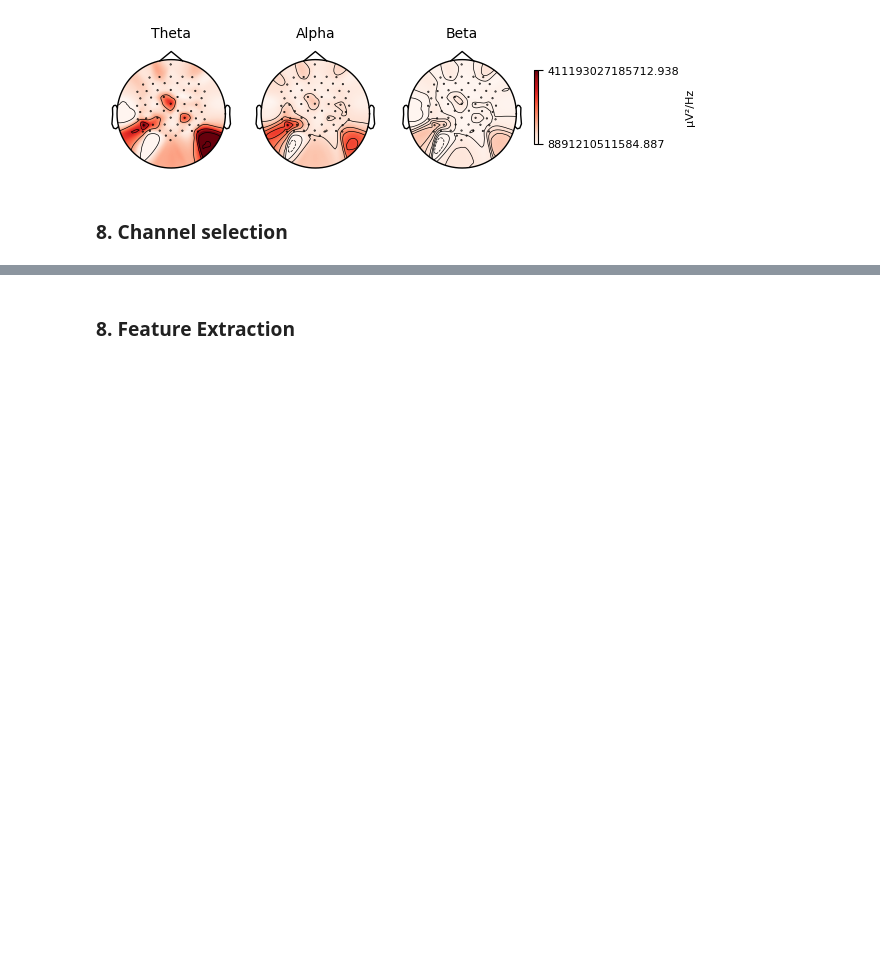
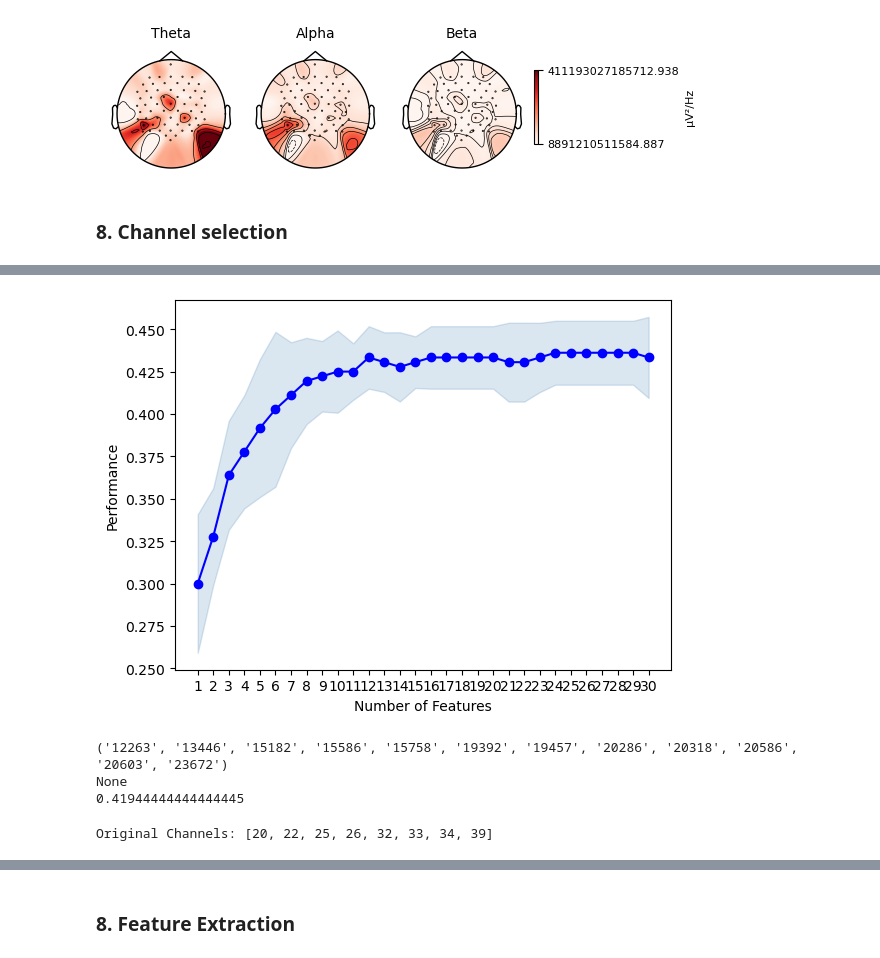
Before and after one commit to devbravo/EEG-BMI, a Jupyter notebook: EEG_Analysis_v2.ipynb, the cells around one changed output, grey strips where cells are left out. Drawn from its saved outputs; the diff is of its cells as text; code cells hidden in the pictures; blank space fills up the shorter version.

Commit message:
SFFS channel selection algorithm

```diff
--- a/EEG_Analysis_v2.ipynb
+++ b/EEG_Analysis_v2.ipynb
@@ -1751,0 +1754,18 @@ print(all_epochs.shape)
+# %%
+def downsample_epochs(data, original_rate, target_rate):
+    info = mne.create_info(ch_names=['ch{}'.format(i) for i in range(data.shape[1])],
+                           sfreq=original_rate,
+                           ch_types='eeg')
+
+    epochs = mne.EpochsArray(data, info)
+    epochs_resampled = epochs.resample(sfreq=target_rate, method='polyphase', npad='auto')
+    downsampled_data = epochs_resampled.get_data(copy=True)
+
+    return downsampled_data
+
+example_raw = next(iter(eeg_clean_P01.values()))[0]
+original_rate = example_raw.info['sfreq']
+target_rate = 100
+
+all_epochs_ds = downsample_epochs(all_epochs, original_rate, target_rate)
+print(all_epochs_ds.shape)
@@ -1811,0 +1811,22 @@ print(selected_channels, selected_channels.shape)
+# %%
+from channel_selection import SequentialFeatureSelector as SFS
+from sklearn.linear_model import LogisticRegression
+from sklearn.svm import SVC
+
+# lr = LogisticRegression(max_iter=1000)
+classifier = SVC()
+n_epochs, n_channels, n_samples = all_epochs_ds.shape
+
+X = all_epochs_ds.copy()
+y = all_labels
+X_flattened = X.reshape(n_epochs, -1)
+
+sfs = SFS(classifier,
+          k_features=30, # number of features to select
+          forward=True,
+          floating=True,
+          scoring='accuracy',
+          cv=5,
+          n_jobs=-1,  # Use all available cores
+          verbose=True)
+sfs.fit(X_flattened, y)
@@ -1811,0 +1853,31 @@ print(selected_channels, selected_channels.shape)
+# %%
+from plotting import plot_sequential_feature_selection as plot_sfs
+plot_sfs(sfs.get_metric_dict())
+plt.show()
+# %% [output]
+[figure, added]
+# %%
+print(print(sfs.subsets_[12]['feature_names']))
+print(sfs.subsets_[8]['avg_score'])
+# %% [output]
+('12263', '13446', '15182', '15586', '15758', '19392', '19457', '20286', '20318', '20586', '20603', '23672')
+None
+0.41944444444444445
+# %%
+def get_original_channels(selected_features, n_channels, n_samples):
+    original_channels = set()
+    for feature_index in selected_features:
+        # Determine the original channel index
+        channel_index = feature_index // n_samples
+        original_channels.add(channel_index)
+    return sorted(original_channels)
+
+# Example usage
+selected_features = [12263, 13446, 15182, 15586, 15758, 19392, 19457, 20286, 20318, 20586, 20603, 23672]
+n_channels = 60
+n_samples = 600  # Replace with your actual number of samples per channel
+
+original_channels = get_original_channels(selected_features, n_channels, n_samples)
+print(f"Original Channels: {original_channels}")
+# %% [output]
+Original Channels: [20, 22, 25, 26, 32, 33, 34, 39]
```
Also changed, not shown: parts of 14 cells of this notebook, 3 other files.
